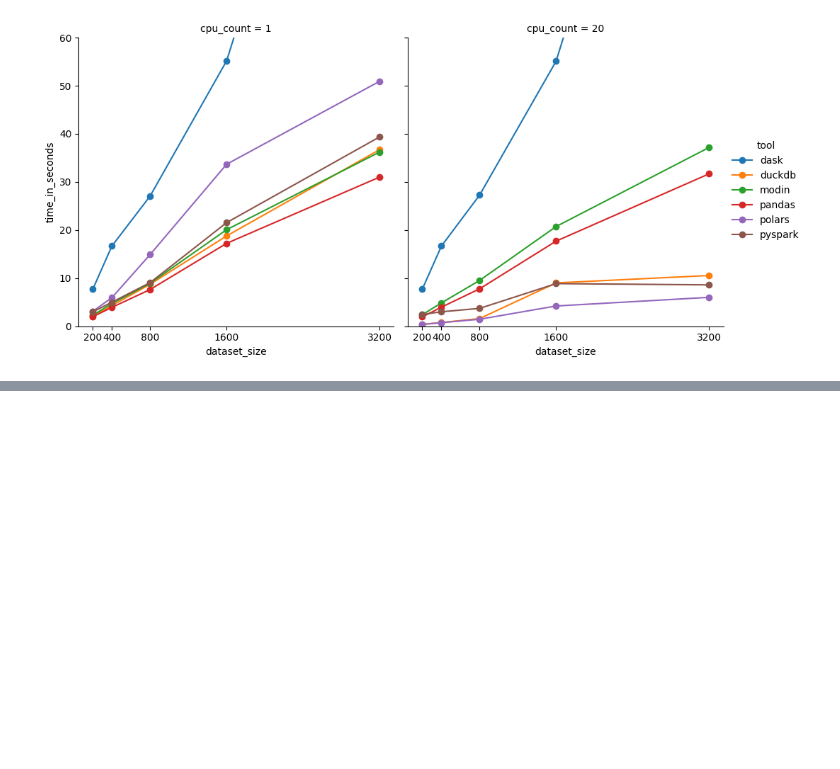
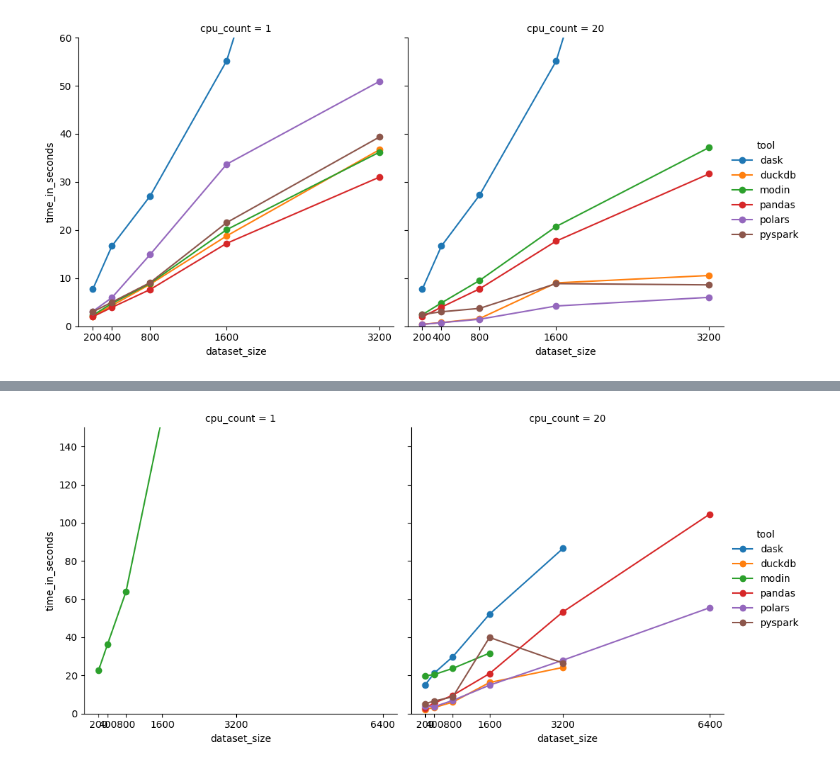
Before and after one commit to vodkar/polars_investigation, a Jupyter notebook: visualize_diagrams.ipynb, the cells around one changed output, grey strips where cells are left out. Saved outputs shown, nothing was run; the diff lists cells and outputs as text; code cells hidden in the pictures; blank space fills up the shorter version.

```diff
--- a/visualize_diagrams.ipynb
+++ b/visualize_diagrams.ipynb
@@ -58,0 +117,4 @@ grid.add_legend()
+# %%
+build_grid("join.csv", 150)
+# %% [output]
+[figure, added]
```
Also changed, not shown: parts of 8 cells of this notebook.
